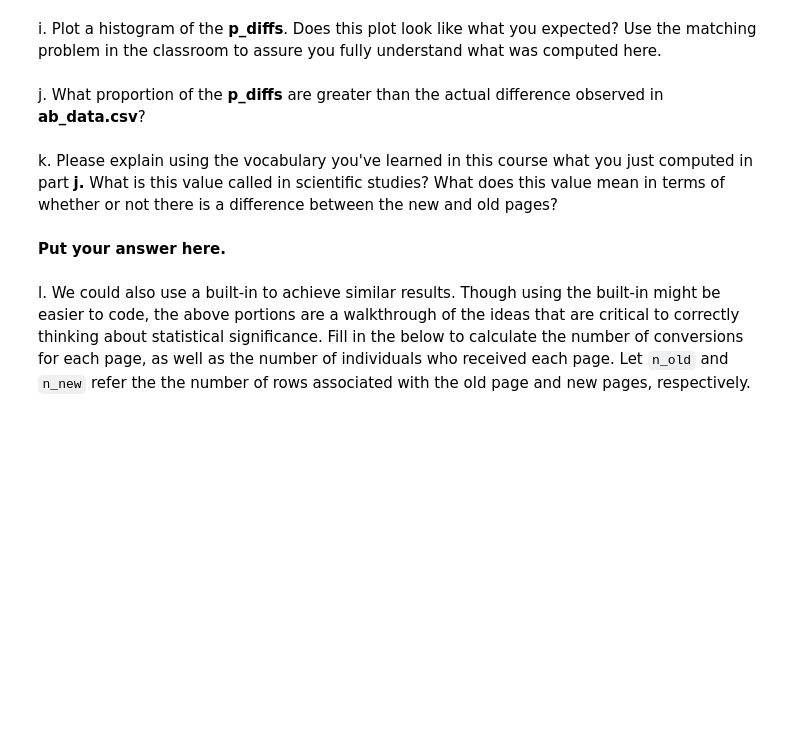
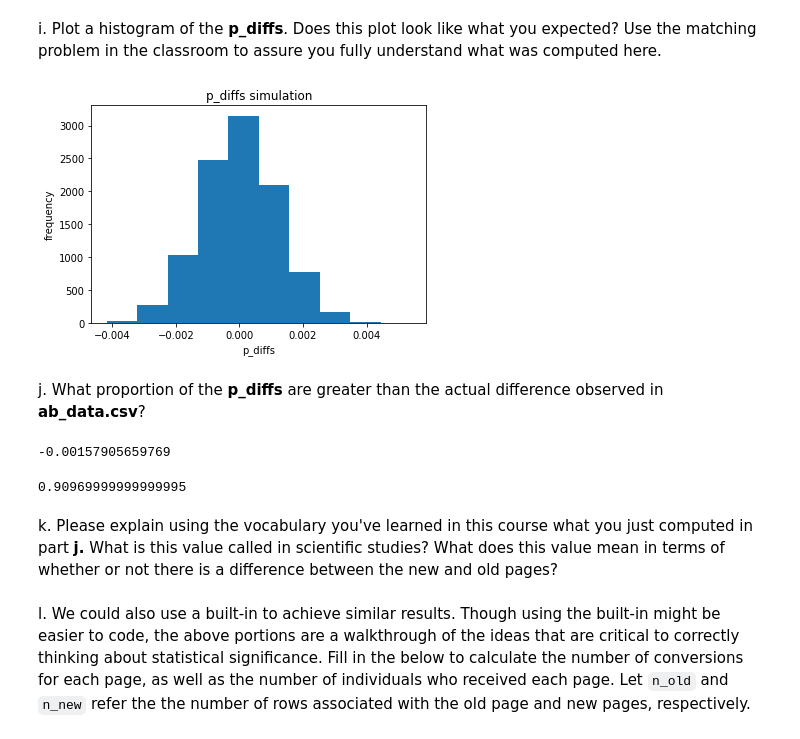
Before and after one commit to isaphu/A-B-Testing-, a Jupyter notebook: A_B_test_By_Isa_Phu.ipynb, the cells around one changed output. Saved outputs shown, nothing was run; the diff lists cells and outputs as text; code cells hidden in the pictures; blank space fills up the shorter version.

Commit message:
adding actual dataset diff and p_diffs

```diff
--- a/A_B_test_By_Isa_Phu.ipynb
+++ b/A_B_test_By_Isa_Phu.ipynb
@@ -175,2 +296,5 @@ d. What is $n_{old}$, the number of individuals in the control group?
 # %% [markdown]
 e. Simulate $n_{new}$ transactions with a conversion rate of $p_{new}$ under the null.  Store these $n_{new}$ 1's and 0's in **new_page_converted**.
+# %%
+new_page_converted = np.random.choice([1, 0], size=n_new, p=[p_new, (1-p_new)])
+print(len(new_page_converted))
@@ -177,2 +303,5 @@ e. Simulate $n_{new}$ transactions with a conversion rate of $p_{new}$ under the
 # %% [markdown]
 f. Simulate $n_{old}$ transactions with a conversion rate of $p_{old}$ under the null.  Store these $n_{old}$ 1's and 0's in **old_page_converted**.
+# %%
+old_page_converted = np.random.choice([1, 0], size=n_old, p=[p_old, (1-p_old)])
+print(len(old_page_converted))
@@ -179,2 +310,5 @@ f. Simulate $n_{old}$ transactions with a conversion rate of $p_{old}$ under the
 # %% [markdown]
 g. Find $p_{new}$ - $p_{old}$ for your simulated values from part (e) and (f).
+# %%
+#truncate the excess in new_page_converted
+new_page_converted = new_page_converted[:145274]
@@ -181,13 +318,36 @@ g. Find $p_{new}$ - $p_{old}$ for your simulated values from part (e) and (f).
 # %% [markdown]
 h. Create 10,000 $p_{new}$ - $p_{old}$ values using the same simulation process you used in parts (a) through (g) above. Store all 10,000 values in a NumPy array called **p_diffs**.
+# %%
+p_diffs = []
+for _ in range(10000):
+    new_page_converted = np.random.choice([1, 0], size=n_new, p=[p_new, (1-p_new)]).mean()
+    old_page_converted = np.random.choice([1, 0], size=n_old, p=[p_old, (1-p_old)]).mean()
+    diff = new_page_converted - old_page_converted
+    p_diffs.append(diff)
 # %% [markdown]
 i. Plot a histogram of the **p_diffs**.  Does this plot look like what you expected?  Use the matching problem in the classroom to assure you fully understand what was computed here.
+# %%
+plt.hist(p_diffs)
+plt.xlabel('p_diffs')
+plt.ylabel('frequency')
+plt.title('p_diffs simulation');
+# %% [output]
+[figure, added]
 # %% [markdown]
 j. What proportion of the **p_diffs** are greater than the actual difference observed in **ab_data.csv**?
+# %%
+#diff from the original dataset
+df_diff = df[df['group'] == 'treatment']['converted'].mean() -  df[df['group'] == 'control']['converted'].mean()
+print(df_diff)
+# %% [output]
+-0.00157905659769
+# %%
+#the proportion of the p_diffs greater than the original dataset is as follow:
+(df_diff < p_diffs).mean()
+# %% [output]
+0.90969999999999995
 # %% [markdown]
 k. Please explain using the vocabulary you've learned in this course what you just computed in part **j.**  What is this value called in scientific studies?  What does this value mean in terms of whether or not there is a difference between the new and old pages?
-# %% [markdown]
-**Put your answer here.**
 # %% [markdown]
 l. We could also use a built-in to achieve similar results.  Though using the built-in might be easier to code, the above portions are a walkthrough of the ideas that are critical to correctly thinking about statistical significance. Fill in the below to calculate the number of conversions for each page, as well as the number of individuals who received each page. Let `n_old` and `n_new` refer the the number of rows associated with the old page and new pages, respectively.
 # %%
```
Also changed, not shown: parts of 26 cells of this notebook.
